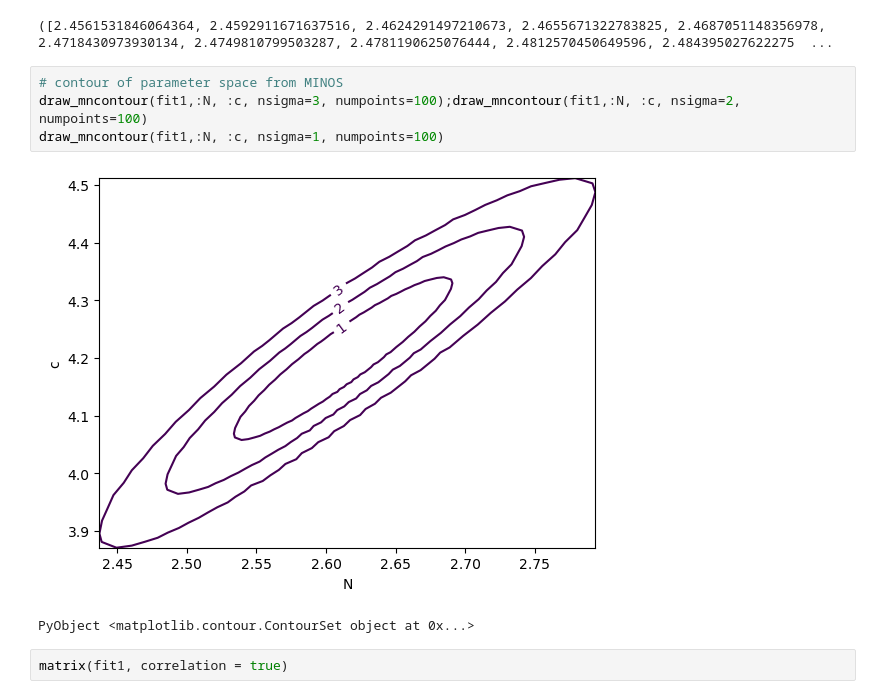
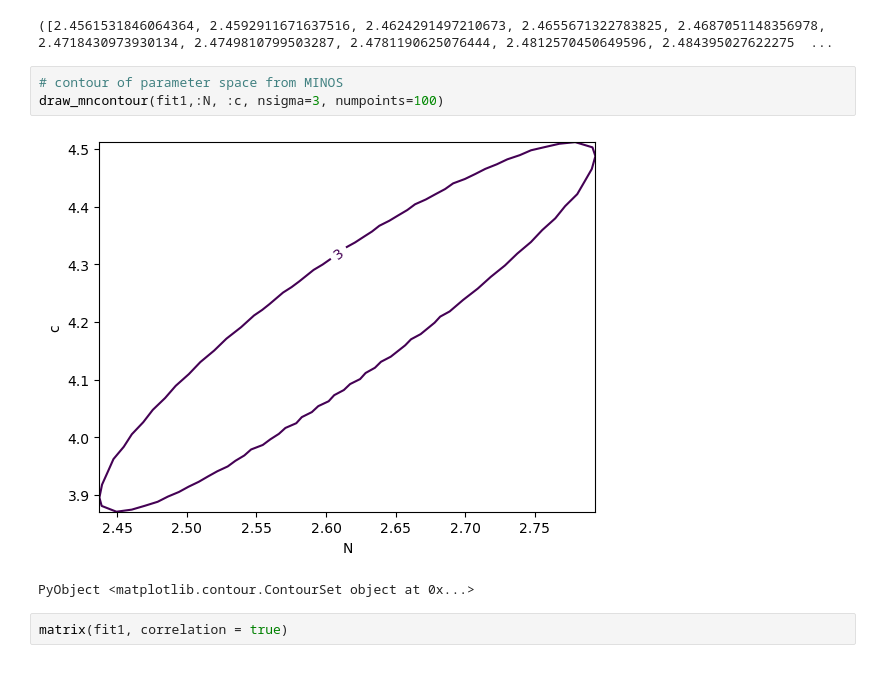
Before and after one commit to fkguo/IMinuit.jl, a Jupyter notebook: docs/example.ipynb, the cells around one changed output. Cells and saved outputs as stored; diff of their text form.

```diff
--- a/docs/example.ipynb
+++ b/docs/example.ipynb
@@ -309,10 +339,9 @@ draw_contour(fit1,:N, :c, bound=3, bins=100)
 ([2.4561531846064364, 2.4592911671637516, 2.4624291497210673, 2.4655671322783825, 2.4687051148356978, 2.4718430973930134, 2.4749810799503287, 2.4781190625076444, 2.4812570450649596, 2.484395027622275  ...
 # %%
 # contour of parameter space from MINOS
-draw_mncontour(fit1,:N, :c, nsigma=3, numpoints=100);draw_mncontour(fit1,:N, :c, nsigma=2, numpoints=100)
-draw_mncontour(fit1,:N, :c, nsigma=1, numpoints=100)
+draw_mncontour(fit1,:N, :c, nsigma=3, numpoints=100)
 # %% [output]
-[figure, old version]
+[figure, new version]
 PyObject <matplotlib.contour.ContourSet object at 0x...>
 # %%
 matrix(fit1, correlation = true)
```
Also changed, not shown: parts of 20 cells of this notebook, 5 other files.
